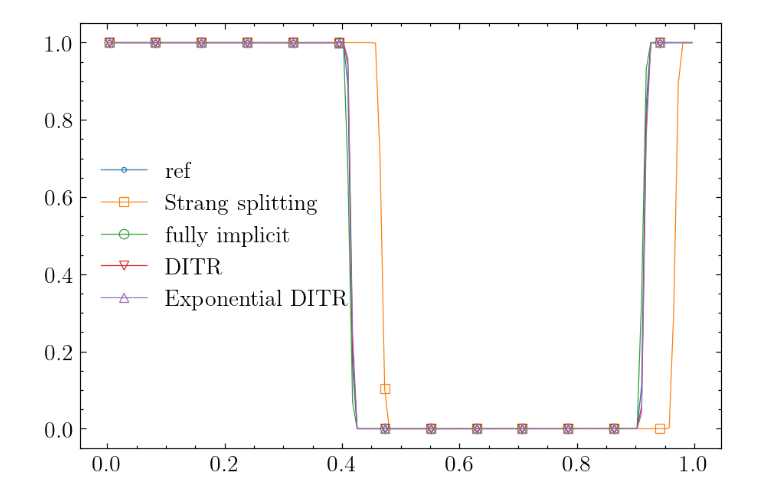
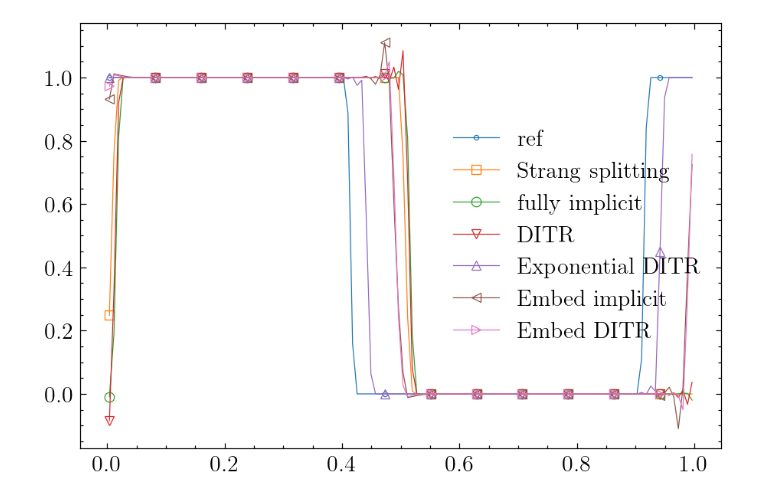
Before and after one commit to harryzhou2000/reactionTest, a Jupyter notebook: reactionTest/test_AdvReactUni1D.ipynb, the cells around one changed output. Cells and saved outputs as stored; diff of their text form; code cells hidden in the pictures.

Commit message:
embedded test

```diff
--- a/reactionTest/test_AdvReactUni1D.ipynb
+++ b/reactionTest/test_AdvReactUni1D.ipynb
@@ -5,7 +5,8 @@ from Solver.FVUni2nd import FVUni2nd1D
 from Solver.ODE import ESDIRK, DITRExp
 
 Nx = 128 * 1
-dt = 1 / Nx / 2 / 1 * 4
+CFLt = 2
+dt = 1 / Nx / 2 / 1 * 2 * CFLt
 dtRef = 1 / Nx / 2 / 4
 tEnd = 1
 
@@ -155,0 +157,12 @@ Step [256], t = [1.0000e+00] uNorm [7.971848224874211]
+# %%
+u1_embed = solver.stepInterval(
+    dt,
+    u,
+    0.0,
+    tEnd,
+    mode="embed",
+    solve_opts={
+        # "max_iter": 50,
+        "CFL": 10,
+    },
+)
@@ -155,0 +187,13 @@ Step [256], t = [1.0000e+00] uNorm [7.971848224874211]
+# %%
+u1DitrEmbed = solverDITR.stepInterval(
+    dt,
+    u,
+    0.0,
+    tEnd,
+    mode="embed",
+    solve_opts={
+        "rel_tol": 1e-4,
+        "CFL": 10,
+    },
+    use_exp=False,
+)
@@ -156,16 +218,18 @@ Step [256], t = [1.0000e+00] uNorm [7.971848224874211]
 # %%
 import matplotlib.pyplot as plt
 import PlotEnv
 
 plotEnv = PlotEnv.PlotEnv(dpi=180, markEvery=10)
 
 fig = plotEnv.figure(101, figsize=(6, 4))
 plotEnv.plot(fv.xcs, u1_ref[0], plotIndex=0, label = "ref")
 plotEnv.plot(fv.xcs, u1_strang[0], plotIndex=1, label="Strang splitting")
 plotEnv.plot(fv.xcs, u1[0], plotIndex=2, label="fully implicit")
 plotEnv.plot(fv.xcs, u1Ditr[0], plotIndex=3, label="DITR")
 plotEnv.plot(fv.xcs, u1DitrExp[0], plotIndex=4, label="Exponential DITR")
+plotEnv.plot(fv.xcs, u1_embed[0], plotIndex=5, label="Embed implicit")
+plotEnv.plot(fv.xcs, u1DitrEmbed[0], plotIndex=6, label="Embed DITR")
 plt.legend()
 plt.show()
 # %% [output]
-[figure, old version]
+[figure, new version]
```
Also changed, not shown: parts of 6 cells of this notebook, 2 other files.
